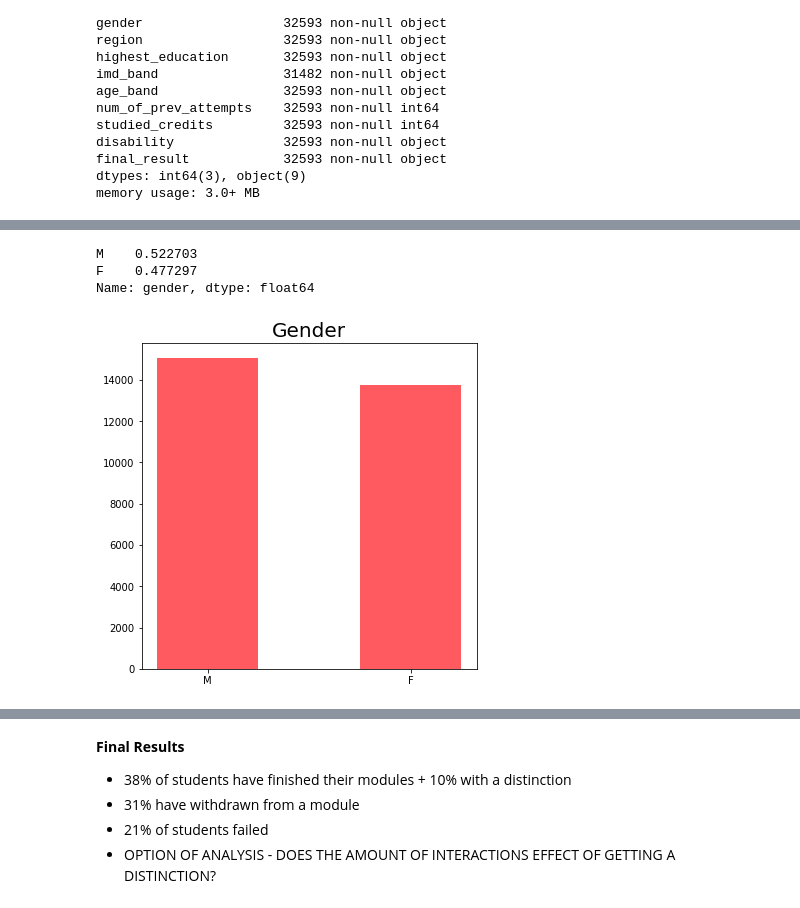
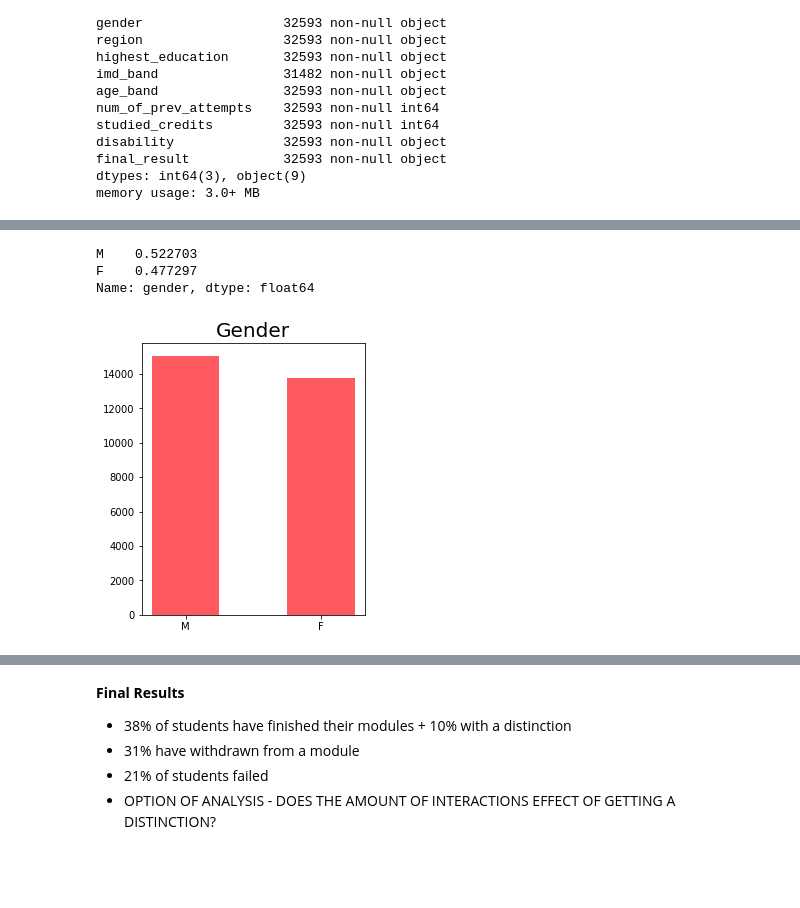
Before and after one commit to nikolholicka/curriculum, a Jupyter notebook: mod6/project_ideas/project_idea_2.ipynb, the cells around one changed output, grey strips where cells are left out. Saved outputs shown, nothing was run; the diff lists cells and outputs as text; code cells hidden in the pictures; blank space fills up the shorter version.

```diff
--- a/mod6/project_ideas/project_idea_2.ipynb
+++ b/mod6/project_ideas/project_idea_2.ipynb
@@ -61,24 +47,24 @@ Name: id_student, Length: 28785, dtype: int64
 # %%
 #plt.figure(figsize=(6,6))
 #plt.title('Student Gender')
 #plt.hist(st.highest_education,rwidth=5);
 
 def plot_cat_var(column,title,size=(10,6)):
     new_d = dict(column.value_counts())
     d_keys = list(new_d.keys())
     d_values = list(new_d.values())
 
     plt.figure(figsize=size)
     plt.bar(d_keys, d_values,color='#ff5a5f', width=0.5)
     plt.title(title,fontsize=20)
 
-plot_cat_var(st_clean.gender,'Gender',size=(6,6))
+plot_cat_var(st_clean.gender,'Gender',size=(4,5))
 st_clean.gender.value_counts(normalize=True)
 # %% [output]
 M    0.522703
 F    0.477297
 Name: gender, dtype: float64
-[figure, old version]
+[figure, new version]
 # %%
 plot_cat_var(st_clean.highest_education,'Highest Education')
 st_clean.highest_education.value_counts(normalize=True)
```
Also changed, not shown: parts of 36 cells of this notebook.
